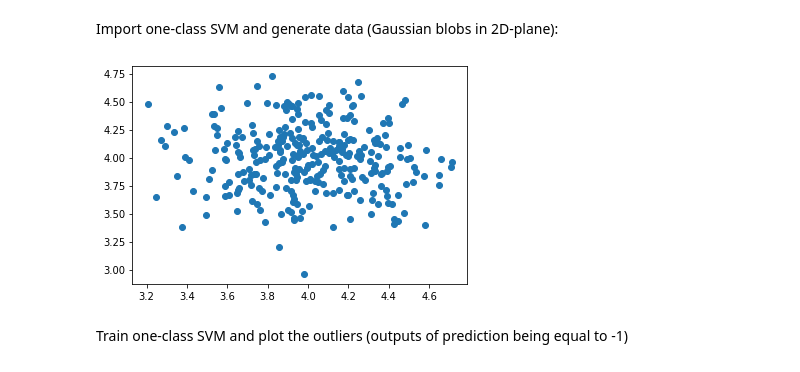
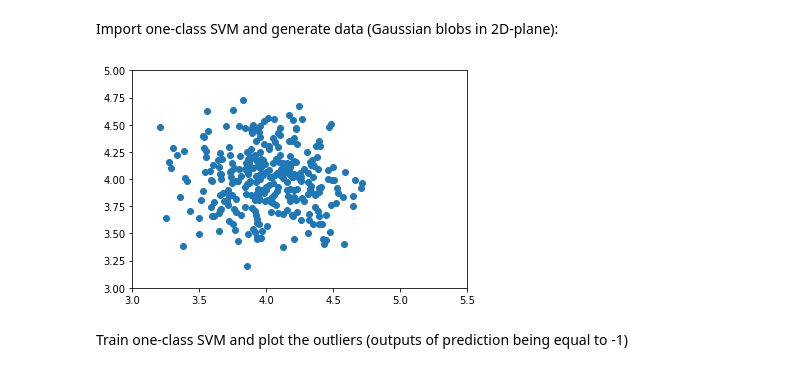
Before and after one commit to TomasKricka/MPA-MLF, a Jupyter notebook: cv3/MPA_MLF_SVM_2students_comments.ipynb, the cells around one changed output. Cells and saved outputs as stored; diff of their text form; code cells hidden in the pictures.

```diff
--- a/cv3/MPA_MLF_SVM_2students_comments.ipynb
+++ b/cv3/MPA_MLF_SVM_2students_comments.ipynb
@@ -141,15 +141,19 @@ Import one-class SVM and generate data (Gaussian blobs in 2D-plane):
 # %%
 from sklearn.svm import OneClassSVM
 from sklearn.datasets import make_blobs
 from numpy import quantile, where, random
 
 random.seed(11)
 x, _ = make_blobs(n_samples=300, centers=1, cluster_std=.3, center_box=(4, 4))
 
 plt.scatter(x[:,0], x[:,1])
+
+ax = plt.gca()
+ax.set_xlim([3, 5.5])
+ax.set_ylim([3, 5])
 plt.show()
 # %% [output]
-[figure, old version]
+[figure, new version]
 # %% [markdown]
 Train one-class SVM and plot the outliers (outputs of prediction being equal to -1)
 # %%
```
Also changed, not shown: parts of 4 cells of this notebook.
